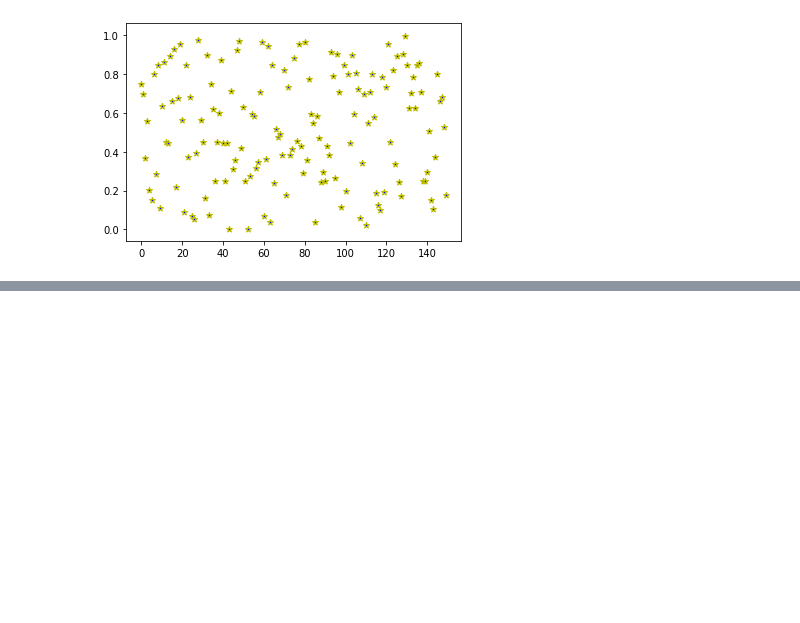
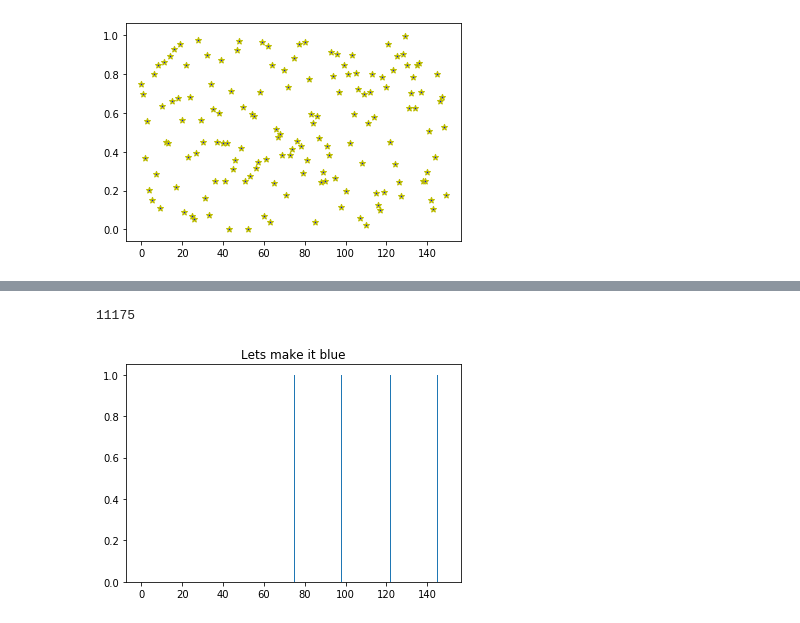
Before and after one commit to themanoftalent/pythondata, a Jupyter notebook: General_python_tutorial.ipynb, the cells around one changed output, grey strips where cells are left out. Cells and saved outputs as stored; diff of their text form; code cells hidden in the pictures; blank space fills up the shorter version.

```diff
--- a/General_python_tutorial.ipynb
+++ b/General_python_tutorial.ipynb
@@ -1608,0 +1696,3 @@ plt.show()
+# %%
+nomore=np.arange(150)
+nomore
@@ -1608,0 +1712,13 @@ plt.show()
+# %%
+sum=0
+for i in range(150):
+  sum=i+sum
+print(sum)
+# %% [output]
+11175
+# %%
+plt.hist(nomore,11175)
+plt.title("Lets make it blue")
+plt.show()
+# %% [output]
+[figure, added]
```
Also changed, not shown: parts of 15 cells of this notebook.
